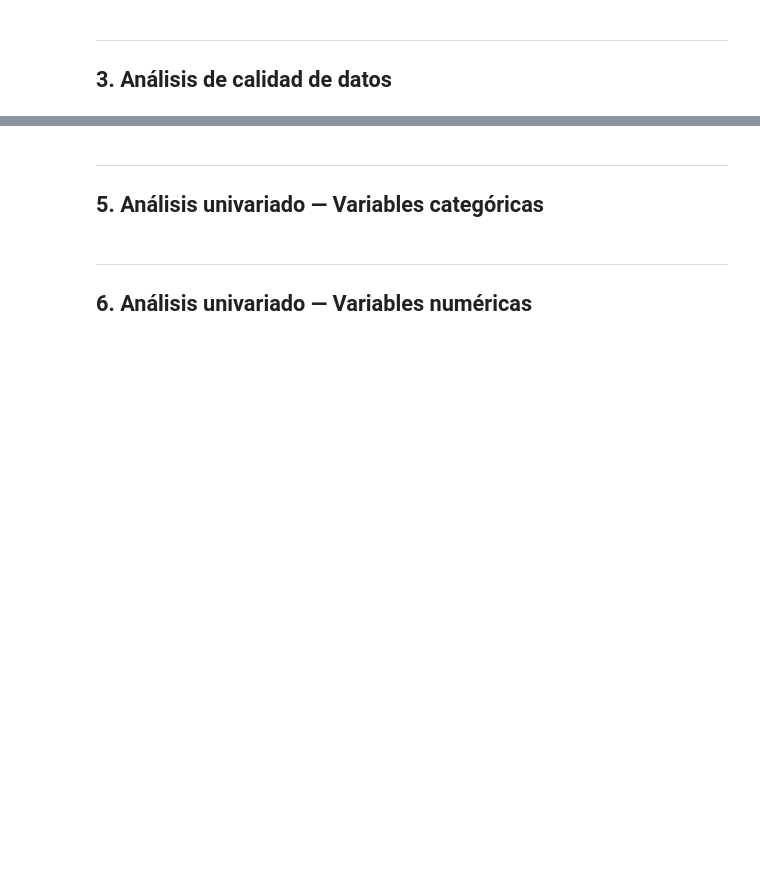
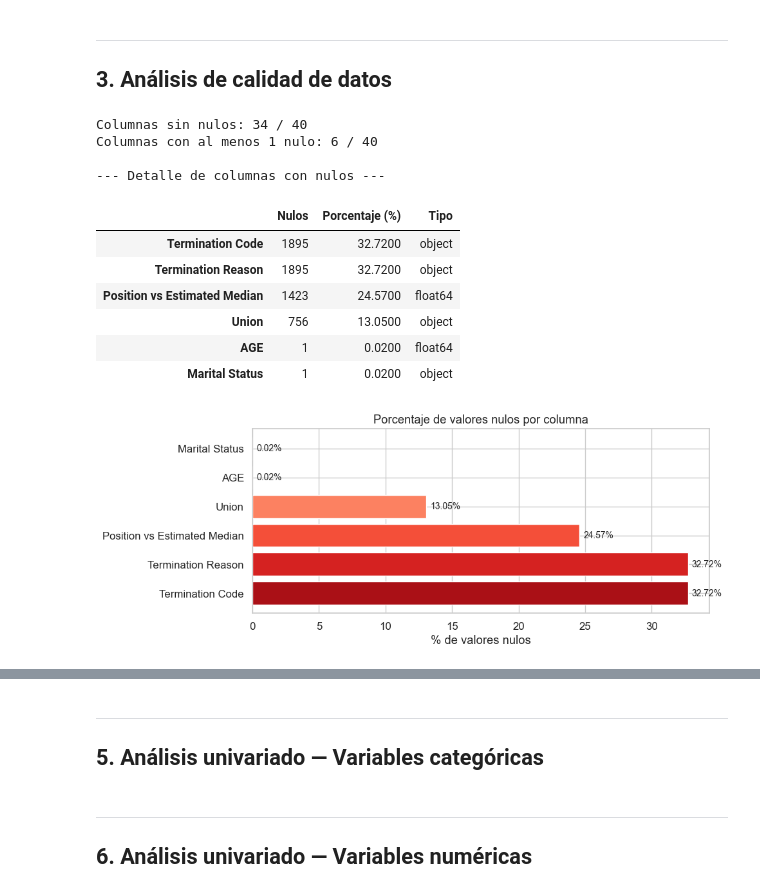
Before and after one commit to karenduque0411/tesis_maestria, a Jupyter notebook: notebooks/00-eda.ipynb, the cells around one changed output, grey strips where cells are left out. Cells and saved outputs as stored; diff of their text form; code cells hidden in the pictures; blank space fills up the shorter version.

```diff
--- a/notebooks/00-eda.ipynb
+++ b/notebooks/00-eda.ipynb
@@ -145,3 +122,44 @@ Primeras 5 filas:
 # %% [markdown]
 ---
 ## 3. Análisis de calidad de datos
+# %%
+# --- Valores nulos ---
+nulls = df.isnull().sum()
+nulls_pct = (nulls / len(df) * 100).round(2)
+
+null_df = pd.DataFrame({
+    'Nulos': nulls,
+    'Porcentaje (%)': nulls_pct,
+    'Tipo': df.dtypes.astype(str)
+}).sort_values('Porcentaje (%)', ascending=False)
+
+print(f'Columnas sin nulos: {(nulls == 0).sum()} / {len(nulls)}')
+print(f'Columnas con al menos 1 nulo: {(nulls > 0).sum()} / {len(nulls)}')
+print()
+print('--- Detalle de columnas con nulos ---')
+display(null_df[null_df['Nulos'] > 0])
+
+# Gráfico
+fig, ax = plt.subplots(figsize=(10, 4))
+cols_con_nulos = null_df[null_df['Nulos'] > 0]
+bars = ax.barh(cols_con_nulos.index, cols_con_nulos['Porcentaje (%)'], color=sns.color_palette('Reds_r', len(cols_con_nulos)))
+ax.set_xlabel('% de valores nulos')
+ax.set_title('Porcentaje de valores nulos por columna')
+for bar, val in zip(bars, cols_con_nulos['Porcentaje (%)']):
+    ax.text(bar.get_width() + 0.3, bar.get_y() + bar.get_height()/2,
+            f'{val:.2f}%', va='center', fontsize=10)
+plt.tight_layout()
+plt.show()
+# %% [output]
+Columnas sin nulos: 34 / 40
+Columnas con al menos 1 nulo: 6 / 40
+
+--- Detalle de columnas con nulos ---
+|  | Nulos | Porcentaje (%) | Tipo |
+| Termination Code | 1895 | 32.7200 | object |
+| Termination Reason | 1895 | 32.7200 | object |
+| Position vs Estimated Median | 1423 | 24.5700 | float64 |
+| Union | 756 | 13.0500 | object |
+| AGE | 1 | 0.0200 | float64 |
+| Marital Status | 1 | 0.0200 | object |
+[figure, added]
```
Also changed, not shown: parts of 52 cells of this notebook, 1 other file.
